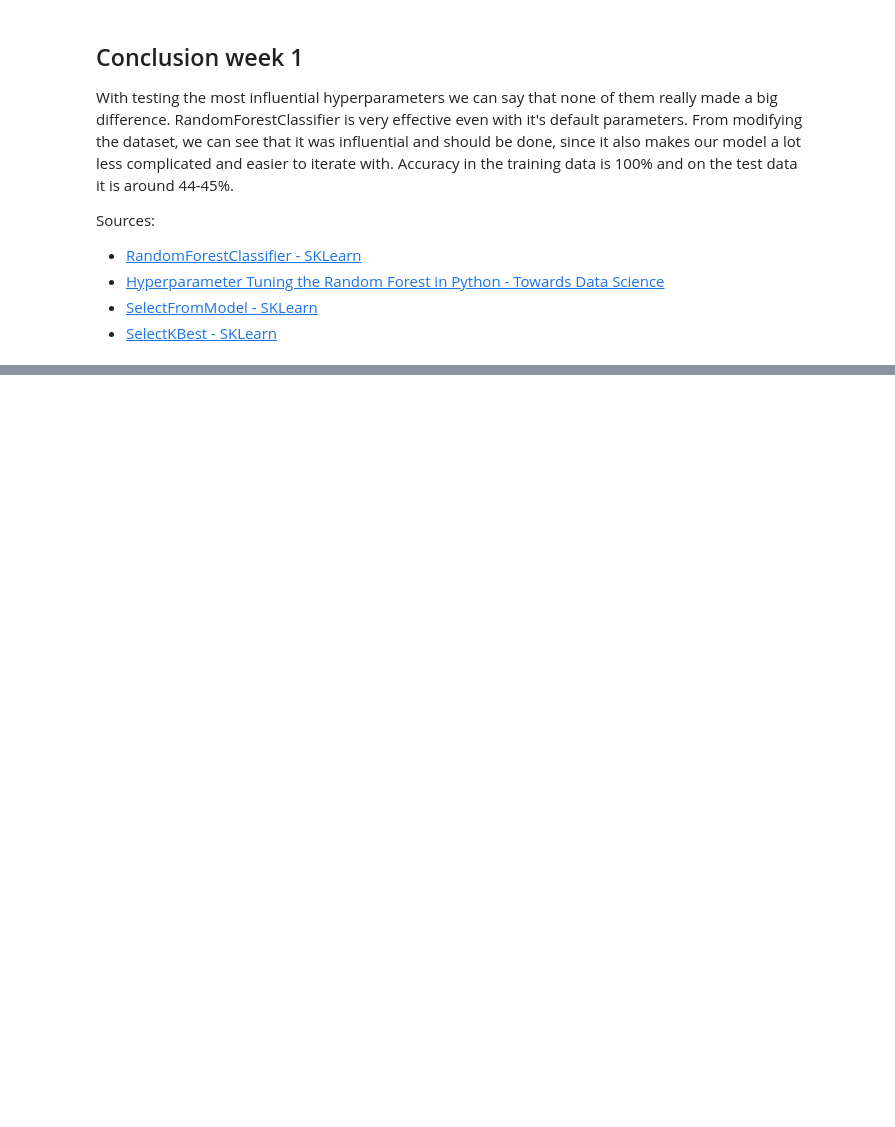
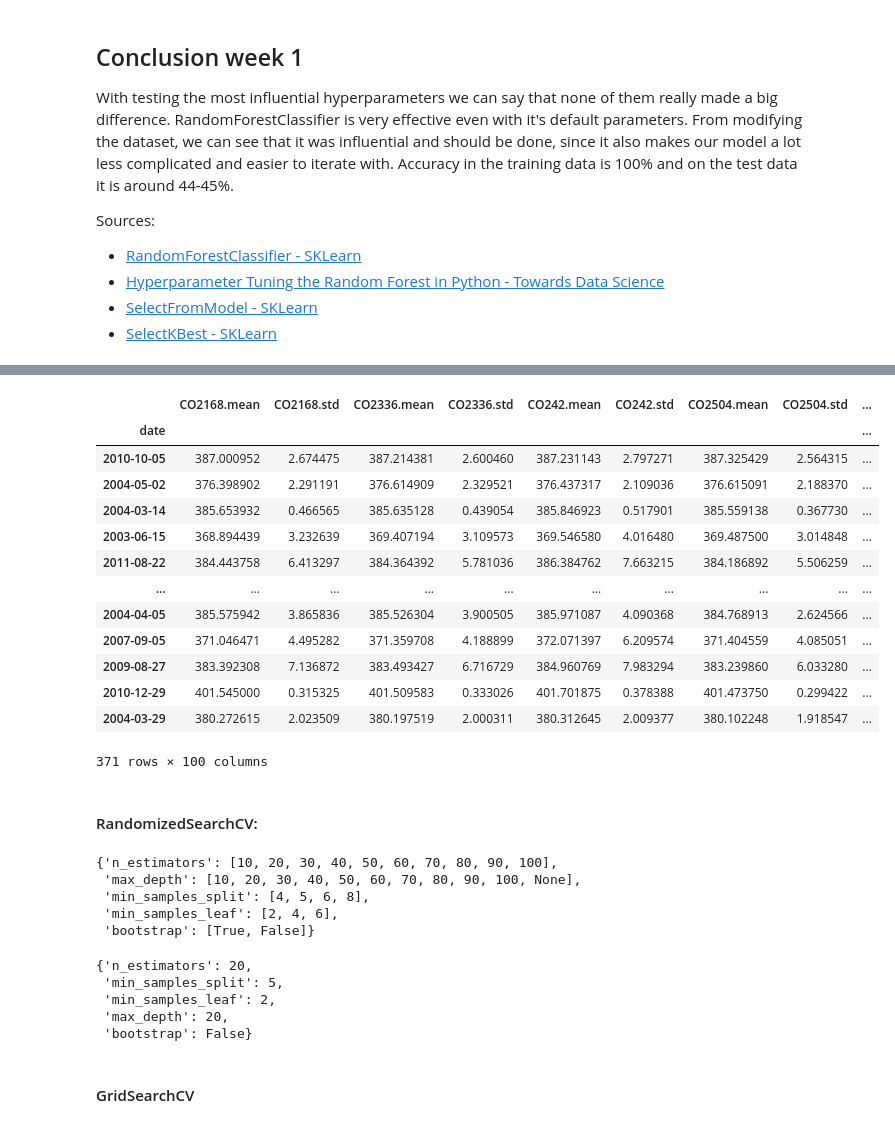
Before and after one commit to alemati/OhTu_nostalgia, a Jupyter notebook: random-forest.ipynb, the cells around one changed output, grey strips where cells are left out. Drawn from its saved outputs; the diff is of its cells as text; code cells hidden in the pictures; blank space fills up the shorter version.

```diff
--- a/random-forest.ipynb
+++ b/random-forest.ipynb
@@ -263,0 +274,55 @@ Sources:
+# %%
+import pandas as pd
+import numpy as np
+
+npf = pd.read_csv("npf_train.csv")
+
+npf = npf.set_index("date")
+npf = npf.drop("id", axis=1)
+npf = npf.drop("partlybad", axis=1)
+# %%
+from sklearn.model_selection import train_test_split
+
+X = npf.drop(["class4"], axis=1)
+y = npf["class4"]
+
+X_train, X_test, y_train, y_test = train_test_split(
+    X, y, test_size=0.2, random_state=42, shuffle=True
+)
+X_train
+# %% [output]
+|  | CO2168.mean | CO2168.std | CO2336.mean | CO2336.std | CO242.mean | CO242.std | CO2504.mean | CO2504.std | ... |
+| date |  |  |  |  |  |  |  |  | ... |
+| 2010-10-05 | 387.000952 | 2.674475 | 387.214381 | 2.600460 | 387.231143 | 2.797271 | 387.325429 | 2.564315 | ... |
+| 2004-05-02 | 376.398902 | 2.291191 | 376.614909 | 2.329521 | 376.437317 | 2.109036 | 376.615091 | 2.188370 | ... |
+| 2004-03-14 | 385.653932 | 0.466565 | 385.635128 | 0.439054 | 385.846923 | 0.517901 | 385.559138 | 0.367730 | ... |
+| 2003-06-15 | 368.894439 | 3.232639 | 369.407194 | 3.109573 | 369.546580 | 4.016480 | 369.487500 | 3.014848 | ... |
+| 2011-08-22 | 384.443758 | 6.413297 | 384.364392 | 5.781036 | 386.384762 | 7.663215 | 384.186892 | 5.506259 | ... |
+| ... | ... | ... | ... | ... | ... | ... | ... | ... | ... |
+| 2004-04-05 | 385.575942 | 3.865836 | 385.526304 | 3.900505 | 385.971087 | 4.090368 | 384.768913 | 2.624566 | ... |
+| 2007-09-05 | 371.046471 | 4.495282 | 371.359708 | 4.188899 | 372.071397 | 6.209574 | 371.404559 | 4.085051 | ... |
+| 2009-08-27 | 383.392308 | 7.136872 | 383.493427 | 6.716729 | 384.960769 | 7.983294 | 383.239860 | 6.033280 | ... |
+| 2010-12-29 | 401.545000 | 0.315325 | 401.509583 | 0.333026 | 401.701875 | 0.378388 | 401.473750 | 0.299422 | ... |
+| 2004-03-29 | 380.272615 | 2.023509 | 380.197519 | 2.000311 | 380.312645 | 2.009377 | 380.102248 | 1.918547 | ... |
+371 rows × 100 columns
+# %% [markdown]
+#### RandomizedSearchCV:
+# %%
+n_estimators = [int(x) for x in np.linspace(start = 10, stop = 100, num = 10)]
+max_depth = [int(x) for x in np.linspace(10, 100, num = 10)]
+max_depth.append(None)
+min_samples_split = [4, 5, 6, 8]
+min_samples_leaf = [2, 4, 6]
+bootstrap = [True, False]
+random_grid = {'n_estimators': n_estimators,
+               'max_depth': max_depth,
+               'min_samples_split': min_samples_split,
+               'min_samples_leaf': min_samples_leaf,
+               'bootstrap': bootstrap}
+random_grid
+# %% [output]
+{'n_estimators': [10, 20, 30, 40, 50, 60, 70, 80, 90, 100],
+ 'max_depth': [10, 20, 30, 40, 50, 60, 70, 80, 90, 100, None],
+ 'min_samples_split': [4, 5, 6, 8],
+ 'min_samples_leaf': [2, 4, 6],
+ 'bootstrap': [True, False]}
@@ -263,0 +338,10 @@ Sources:
+# %%
+rf_random.best_params_
+# %% [output]
+{'n_estimators': 20,
+ 'min_samples_split': 5,
+ 'min_samples_leaf': 2,
+ 'max_depth': 20,
+ 'bootstrap': False}
+# %% [markdown]
+#### GridSearchCV
```
Also changed, not shown: parts of 25 cells of this notebook.
